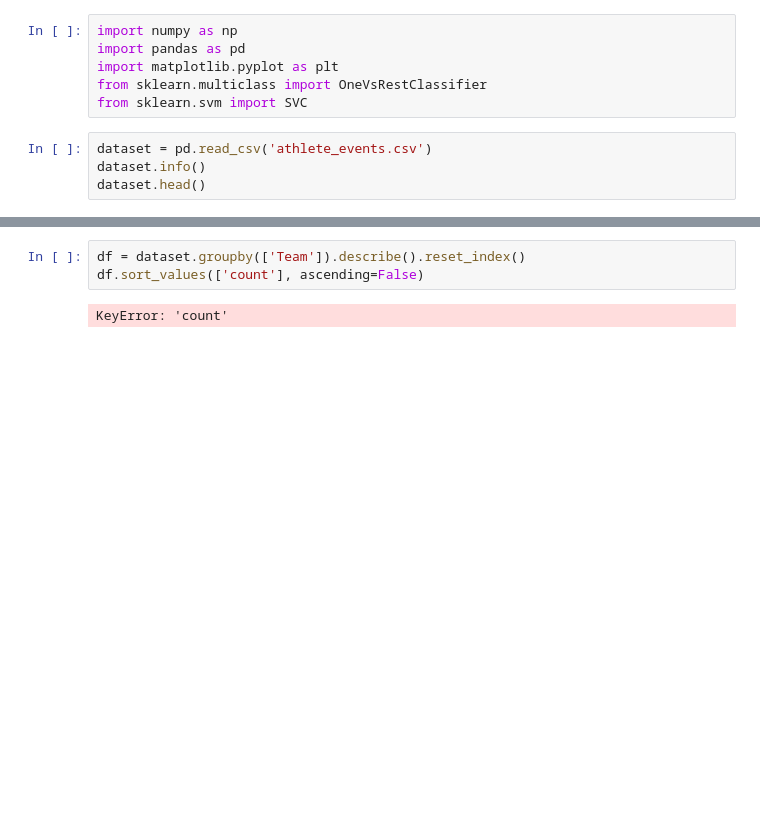
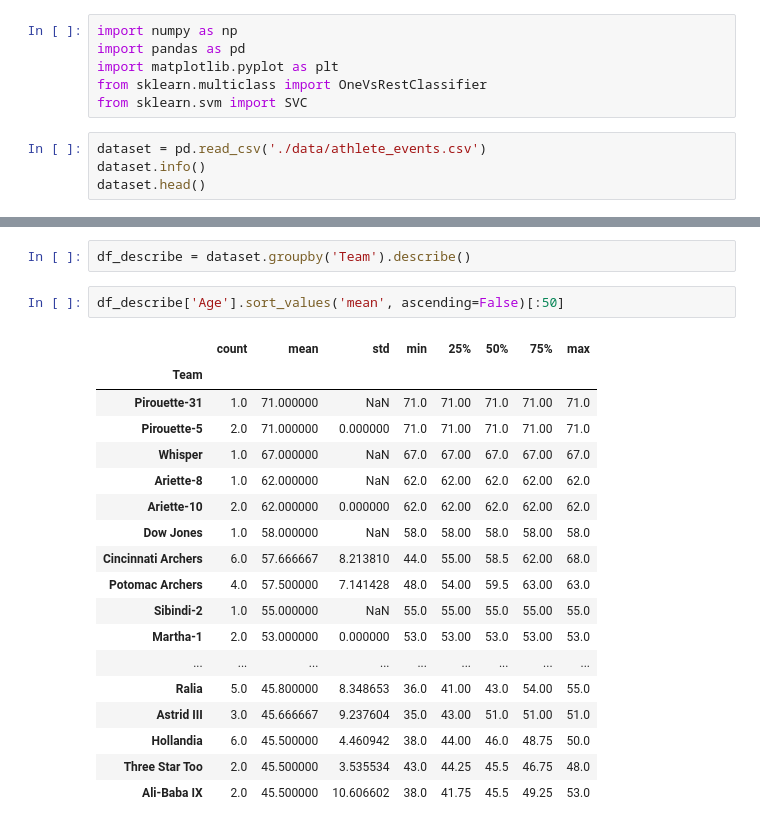
Before and after one commit to vitaminsofsalem/Data_Engineering_Milestone_1, a Jupyter notebook: Olympic_Exploration.ipynb, the cells around one changed output, grey strips where cells are left out. Saved outputs shown, nothing was run; the diff lists cells and outputs as text; blank space fills up the shorter version.

```diff
--- a/Olympic_Exploration.ipynb
+++ b/Olympic_Exploration.ipynb
@@ -5,7 +5,7 @@ import matplotlib.pyplot as plt
 from sklearn.multiclass import OneVsRestClassifier
 from sklearn.svm import SVC
 # %%
-dataset = pd.read_csv('athlete_events.csv')
+dataset = pd.read_csv('./data/athlete_events.csv')
 dataset.info()
 dataset.head()
 # %% [output]
@@ -77,5 +77,23 @@ rn-2                   1912.0  1912.0  1912.0  1912.0
 # %%
-df = dataset.groupby(['Team']).describe().reset_index()
-df.sort_values(['count'], ascending=False)
+df_describe = dataset.groupby('Team').describe()
-# %% [output]
-KeyError: 'count'
+# %%
+df_describe['Age'].sort_values('mean', ascending=False)[:50]
+# %% [output]
+|  | count | mean | std | min | 25% | 50% | 75% | max |
+| Team |  |  |  |  |  |  |  |  |
+| Pirouette-31 | 1.0 | 71.000000 | NaN | 71.0 | 71.00 | 71.0 | 71.00 | 71.0 |
+| Pirouette-5 | 2.0 | 71.000000 | 0.000000 | 71.0 | 71.00 | 71.0 | 71.00 | 71.0 |
+| Whisper | 1.0 | 67.000000 | NaN | 67.0 | 67.00 | 67.0 | 67.00 | 67.0 |
+| Ariette-8 | 1.0 | 62.000000 | NaN | 62.0 | 62.00 | 62.0 | 62.00 | 62.0 |
+| Ariette-10 | 2.0 | 62.000000 | 0.000000 | 62.0 | 62.00 | 62.0 | 62.00 | 62.0 |
+| Dow Jones | 1.0 | 58.000000 | NaN | 58.0 | 58.00 | 58.0 | 58.00 | 58.0 |
+| Cincinnati Archers | 6.0 | 57.666667 | 8.213810 | 44.0 | 55.00 | 58.5 | 62.00 | 68.0 |
+| Potomac Archers | 4.0 | 57.500000 | 7.141428 | 48.0 | 54.00 | 59.5 | 63.00 | 63.0 |
+| Sibindi-2 | 1.0 | 55.000000 | NaN | 55.0 | 55.00 | 55.0 | 55.00 | 55.0 |
+| Martha-1 | 2.0 | 53.000000 | 0.000000 | 53.0 | 53.00 | 53.0 | 53.00 | 53.0 |
+| ... | ... | ... | ... | ... | ... | ... | ... | ... |
+| Ralia | 5.0 | 45.800000 | 8.348653 | 36.0 | 41.00 | 43.0 | 54.00 | 55.0 |
+| Astrid III | 3.0 | 45.666667 | 9.237604 | 35.0 | 43.00 | 51.0 | 51.00 | 51.0 |
+| Hollandia | 6.0 | 45.500000 | 4.460942 | 38.0 | 44.00 | 46.0 | 48.75 | 50.0 |
+| Three Star Too | 2.0 | 45.500000 | 3.535534 | 43.0 | 44.25 | 45.5 | 46.75 | 48.0 |
+| Ali-Baba IX | 2.0 | 45.500000 | 10.606602 | 38.0 | 41.75 | 45.5 | 49.25 | 53.0 |
```
Also changed, not shown: parts of 4 cells of this notebook.
